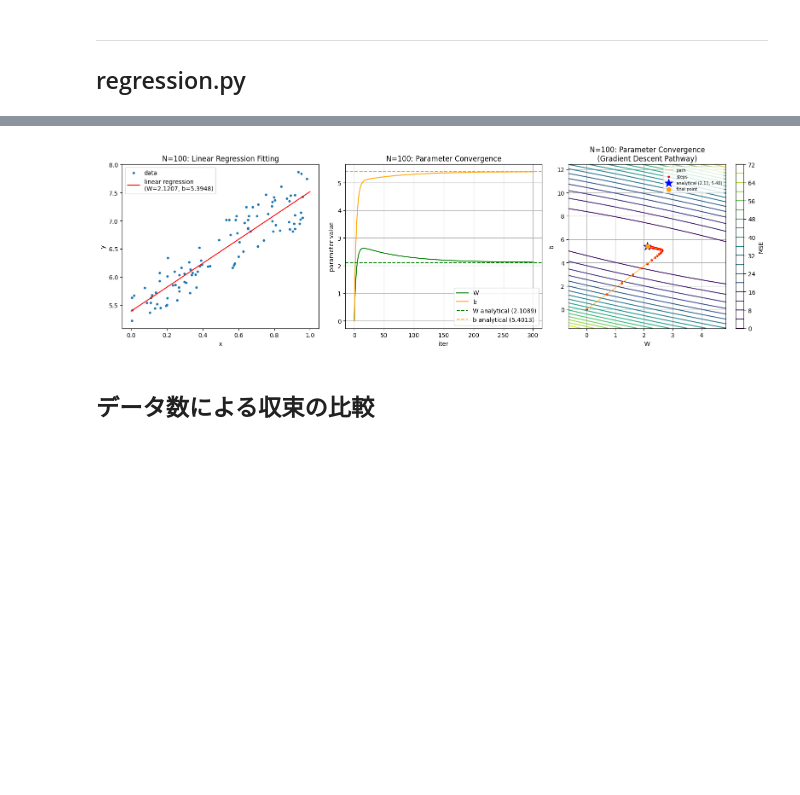
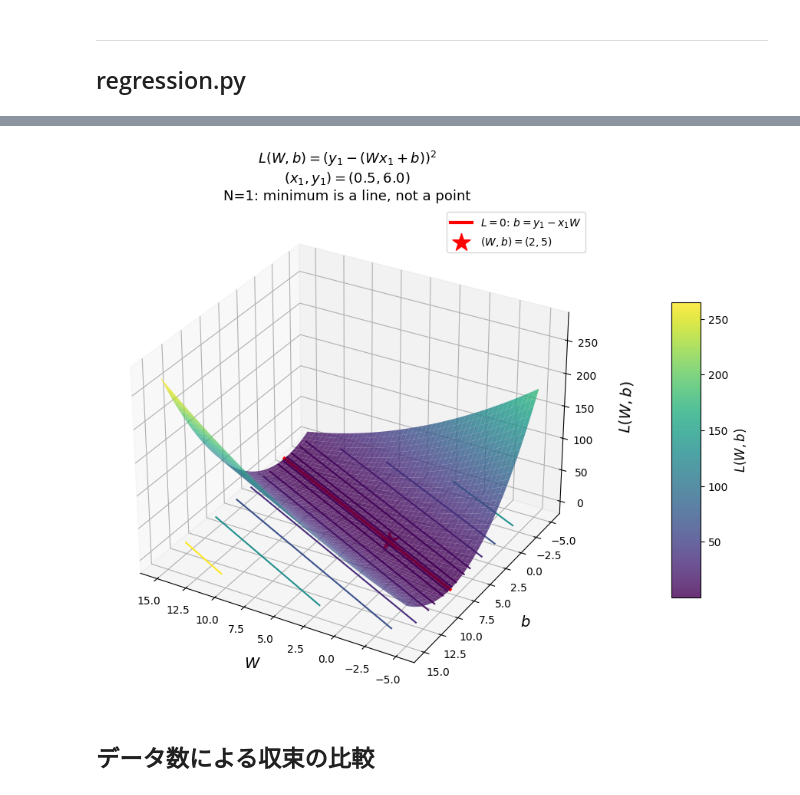
Before and after one commit to kyoropppp/2606_zero5, a Jupyter notebook: deep-learning-from-scratch-5/notebooks/06_pytorch.ipynb, the cells around one changed output, grey strips where cells are left out. Cells and saved outputs as stored; diff of their text form; code cells hidden in the pictures; blank space fills up the shorter version.

Commit message:
nb06: add N=1 loss surface 3D+contour plot, remove duplicate cells, fix data reinit

```diff
--- a/deep-learning-from-scratch-5/notebooks/06_pytorch.ipynb
+++ b/deep-learning-from-scratch-5/notebooks/06_pytorch.ipynb
@@ -335,4 +345,58 @@ plt.show()
+# %%
+import numpy as np
+import matplotlib.pyplot as plt
+from mpl_toolkits.mplot3d import Axes3D
+
+x1, y1 = 0.5, 6.0
+W_range = np.linspace(-5, 15, 200)
+b_range = np.linspace(-5, 15, 200)
+W_grid, b_grid = np.meshgrid(W_range, b_range)
+L_grid = (y1 - (W_grid * x1 + b_grid)) ** 2
+
+W_line = np.linspace(-5, 15, 100)
+b_line = y1 - W_line * x1
+levs = np.array([0.1, 1, 5, 10, 25, 50, 100, 200])
+
+fig = plt.figure(figsize=(12, 10))
+ax = fig.add_subplot(111, projection='3d')
+
+ax.contour(W_grid, b_grid, L_grid, levels=levs, cmap='viridis', offset=0.0)
+surf = ax.plot_surface(W_grid, b_grid, L_grid, cmap='viridis', alpha=0.8)  # ★surfとして受け取る
+
+L_line = np.zeros_like(W_line)
+ax.plot(W_line, b_line, L_line, 'r-', linewidth=3, label='$L=0$: $b = y_1 - x_1 W$')
+ax.scatter(2.0, 5.0, 0, marker='*', s=300, c='red', zorder=5, label='$(W, b) = (2, 5)$')
+
+ax.set_xlabel('$W$', fontsize=14, labelpad=10)
+ax.set_ylabel('$b$', fontsize=14, labelpad=10)
+ax.set_zlabel('$L(W, b)$', fontsize=14, labelpad=15)
+ax.set_title(f'$L(W,b) = (y_1 - (Wx_1+b))^2$\n$(x_1, y_1) = ({x1}, {y1})$\nN=1: minimum is a line, not a point',
+             fontsize=13)
+ax.legend(loc='upper right', fontsize=10)
+ax.view_init(elev=30, azim=120)
+
+ax.set_position([0.0, 0.0, 0.78, 1.0])  # ★カラーバー分さらに少し狭める
+
+# ★カラーバーを追加
+cbar = fig.colorbar(surf, ax=ax, shrink=0.5, aspect=10, pad=0.12)
+# cbar.set_label('$L(W, b)$', fontsize=12)
+
+fig.subplots_adjust(right=0.85)
+
+plt.savefig('output.png', bbox_inches='tight', pad_inches=0.5, dpi=150)
+plt.show()
+# %% [output]
+[figure, added]
 # %%
+import torch
+import numpy as np
+
+# cell-24でグローバル変数が上書きされるため、データを再定義
+n = 100
+torch.manual_seed(42)
+x = torch.rand(n, 1)
+y = 5 + 2 * x + torch.rand(n, 1)
+
 def predict(x, W, b):
     y = x @ W + b
     return y
@@ -430,7 +494,6 @@ iters = 300
 
 W_history, b_history = run_toy_gradient_descent(x, y, lr=lr, iters=iters)
 
-import numpy as np
 coeffs = np.polyfit(x.detach().numpy().flatten(), y.detach().numpy().flatten(), 1)
 W_an, b_an = coeffs[0], coeffs[1]
 
@@ -438,8 +501,6 @@ fig, (ax1, ax2, ax3) = plt.subplots(1, 3, figsize=(16, 5))
 display_toy_gradient_descent(ax1, ax2, ax3, x, y, W_history, b_history, W_an, b_an, len(x), iters)
 plt.tight_layout()
 plt.show()
-# %% [output]
-[figure, removed]
 # %% [markdown]
 ## データ数による収束の比較
 # %%
```
Also changed, not shown: parts of 2 cells of this notebook.
